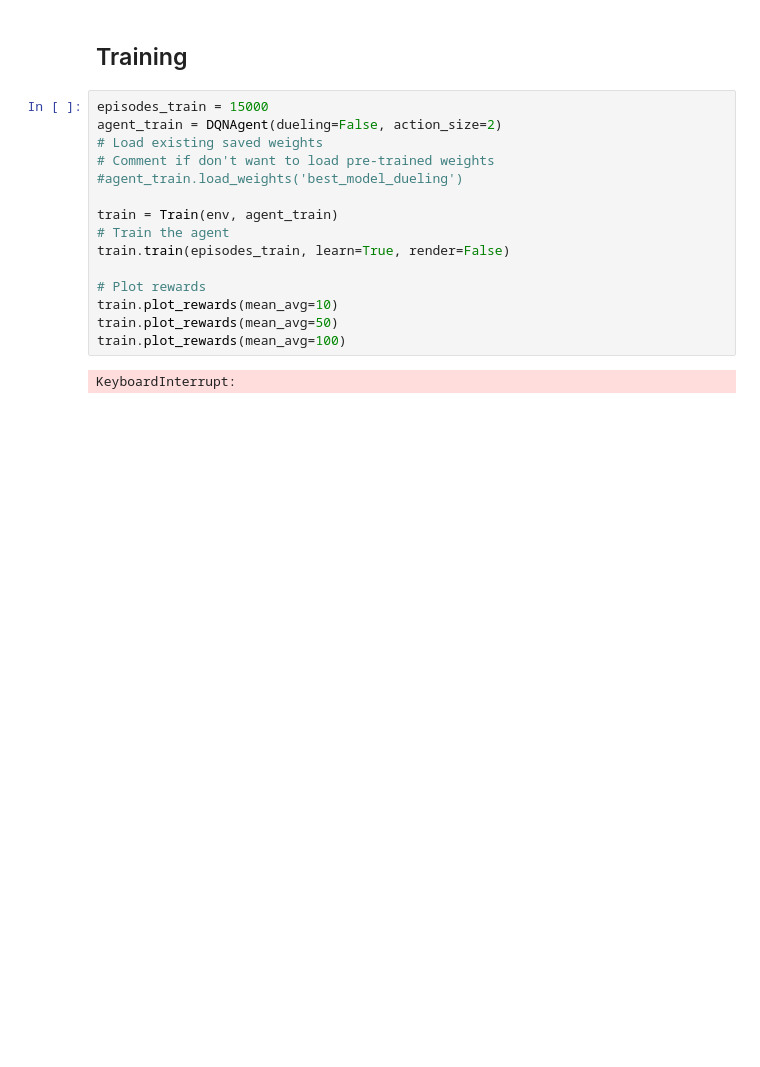
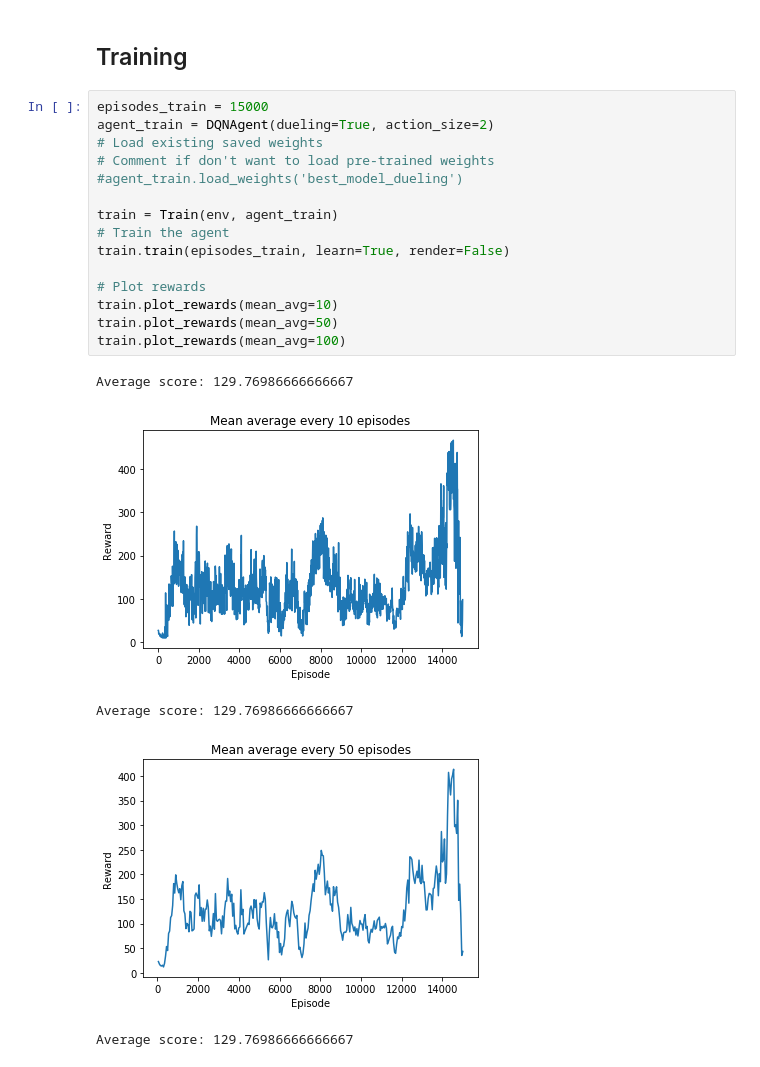
Before and after one commit to wanderdust/cartpole, a Jupyter notebook: main.ipynb, the cells around one changed output. Drawn from its saved outputs; the diff is of its cells as text; blank space fills up the shorter version.

Commit message:
feat: eliminated convolutional layers from Dueling
Trained Dueling for 15000 episodes.

```diff
--- a/main.ipynb
+++ b/main.ipynb
@@ -95,18 +95,22 @@ Average score: 22.764
 ## Training
 # %%
 episodes_train = 15000
-agent_train = DQNAgent(dueling=False, action_size=2)
+agent_train = DQNAgent(dueling=True, action_size=2)
 # Load existing saved weights
 # Comment if don't want to load pre-trained weights
 #agent_train.load_weights('best_model_dueling')
 
 train = Train(env, agent_train)
 # Train the agent
 train.train(episodes_train, learn=True, render=False)
 
 # Plot rewards
 train.plot_rewards(mean_avg=10)
 train.plot_rewards(mean_avg=50)
 train.plot_rewards(mean_avg=100)
 # %% [output]
-KeyboardInterrupt:
+Average score: 129.76986666666667
+[figure, added]
+Average score: 129.76986666666667
+[figure, added]
+Average score: 129.76986666666667
```
Also changed, not shown: parts of 5 cells of this notebook, 5 other files.
